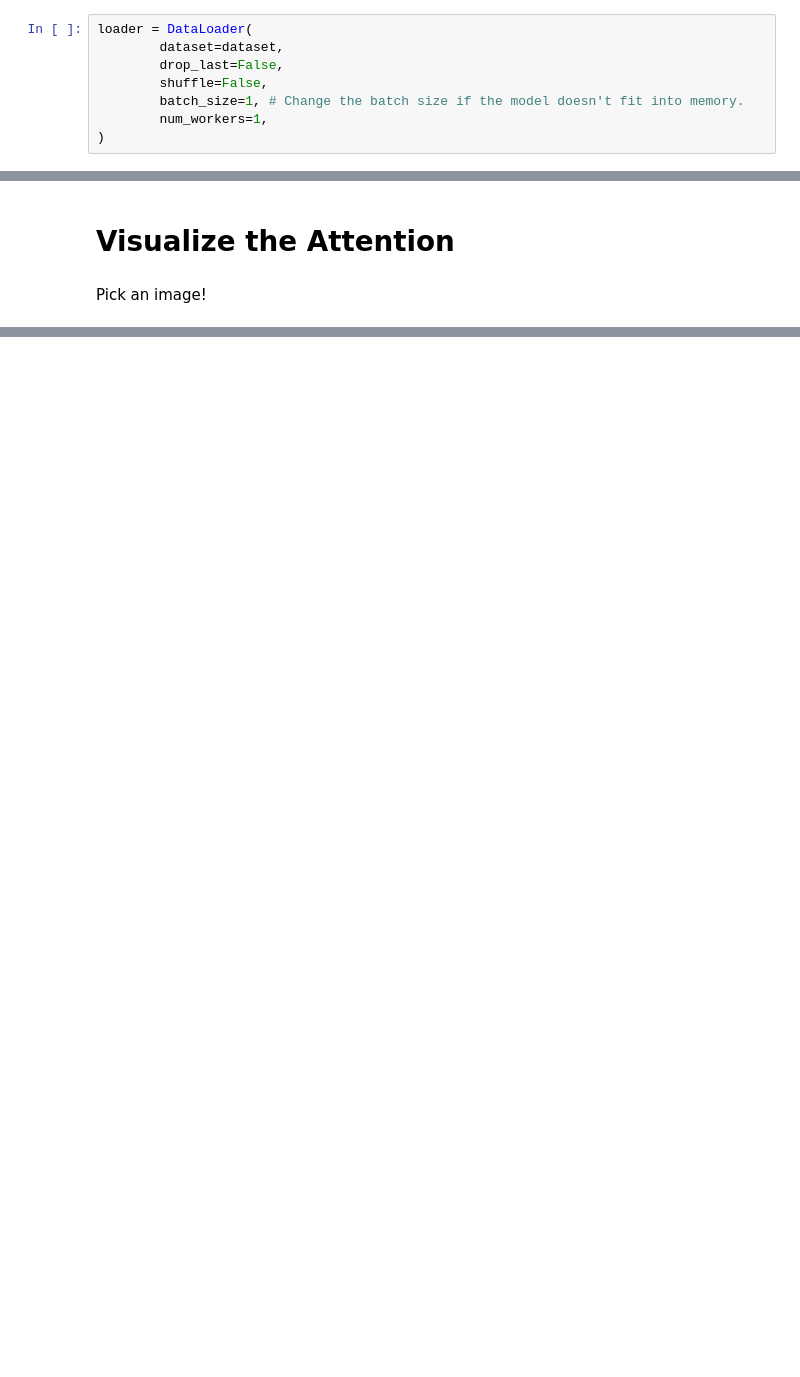
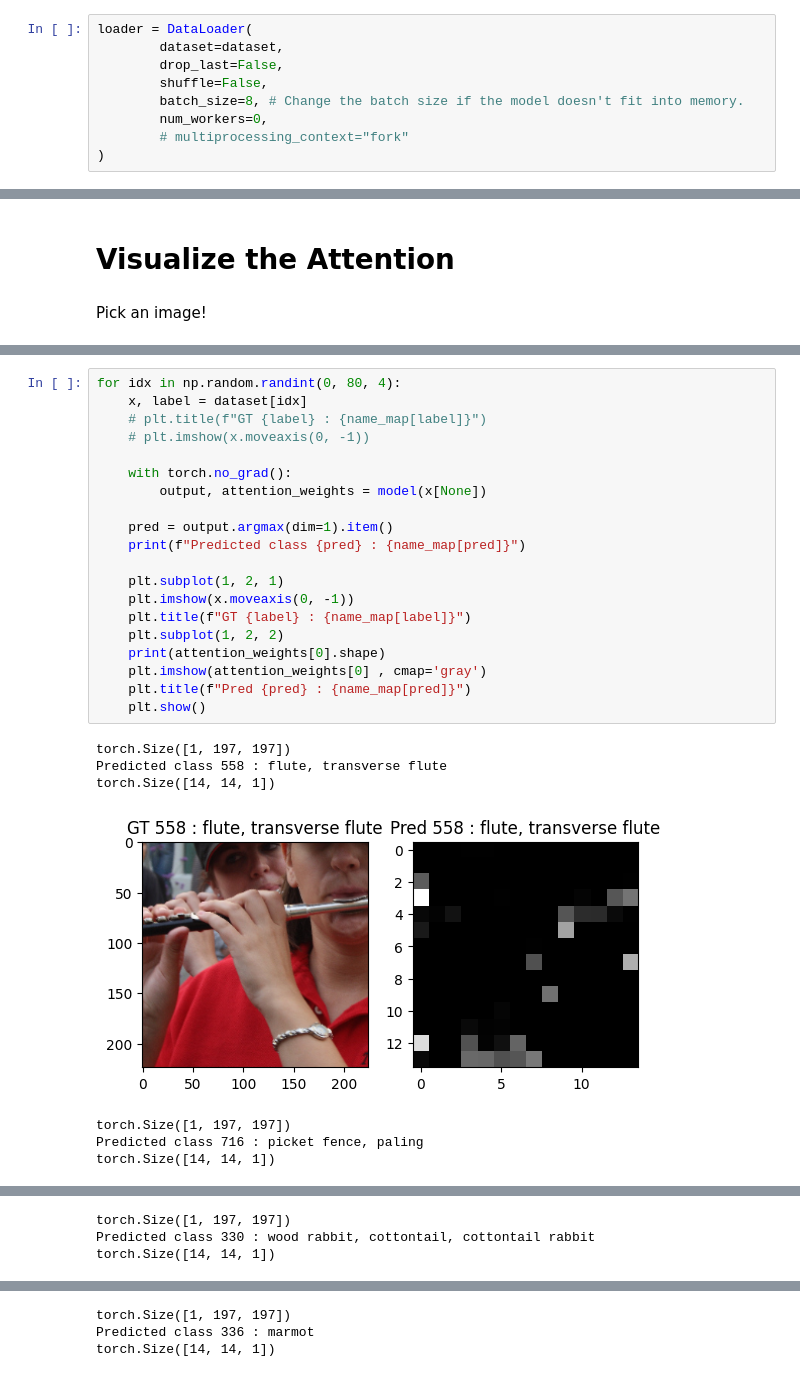
Before and after one commit to MOvi996/HLCV, a Jupyter notebook: src/notebooks/exercise-4a.ipynb, the cells around one changed output, grey strips where cells are left out. Drawn from its saved outputs; the diff is of its cells as text; blank space fills up the shorter version.

```diff
--- a/src/notebooks/exercise-4a.ipynb
+++ b/src/notebooks/exercise-4a.ipynb
@@ -118,6 +122,7 @@ loader = DataLoader(
         dataset=dataset,
         drop_last=False,
         shuffle=False,
-        batch_size=1, # Change the batch size if the model doesn't fit into memory.
-        num_workers=1,
+        batch_size=8, # Change the batch size if the model doesn't fit into memory.
+        num_workers=0,
+        # multiprocessing_context="fork"
 )
@@ -186,0 +186,28 @@ plt.show()
+# %%
+for idx in np.random.randint(0, 80, 4):
+    x, label = dataset[idx]
+    # plt.title(f"GT {label} : {name_map[label]}")
+    # plt.imshow(x.moveaxis(0, -1))
+
+    with torch.no_grad():
+        output, attention_weights = model(x[None])
+
+    pred = output.argmax(dim=1).item()
+    print(f"Predicted class {pred} : {name_map[pred]}")
+
+    plt.subplot(1, 2, 1)
+    plt.imshow(x.moveaxis(0, -1))
+    plt.title(f"GT {label} : {name_map[label]}")
+    plt.subplot(1, 2, 2)
+    print(attention_weights[0].shape)
+    plt.imshow(attention_weights[0] , cmap='gray')
+    plt.title(f"Pred {pred} : {name_map[pred]}")
+    plt.show()
+# %% [output]
+torch.Size([1, 197, 197])
+Predicted class 558 : flute, transverse flute
+torch.Size([14, 14, 1])
+[figure, added]
+torch.Size([1, 197, 197])
+Predicted class 716 : picket fence, paling
+torch.Size([14, 14, 1])
@@ -186,0 +215,3 @@ plt.show()
+torch.Size([1, 197, 197])
+Predicted class 330 : wood rabbit, cottontail, cottontail rabbit
+torch.Size([14, 14, 1])
@@ -186,0 +219,3 @@ plt.show()
+torch.Size([1, 197, 197])
+Predicted class 336 : marmot
+torch.Size([14, 14, 1])
```
Also changed, not shown: parts of 12 cells of this notebook, 4 other files.
